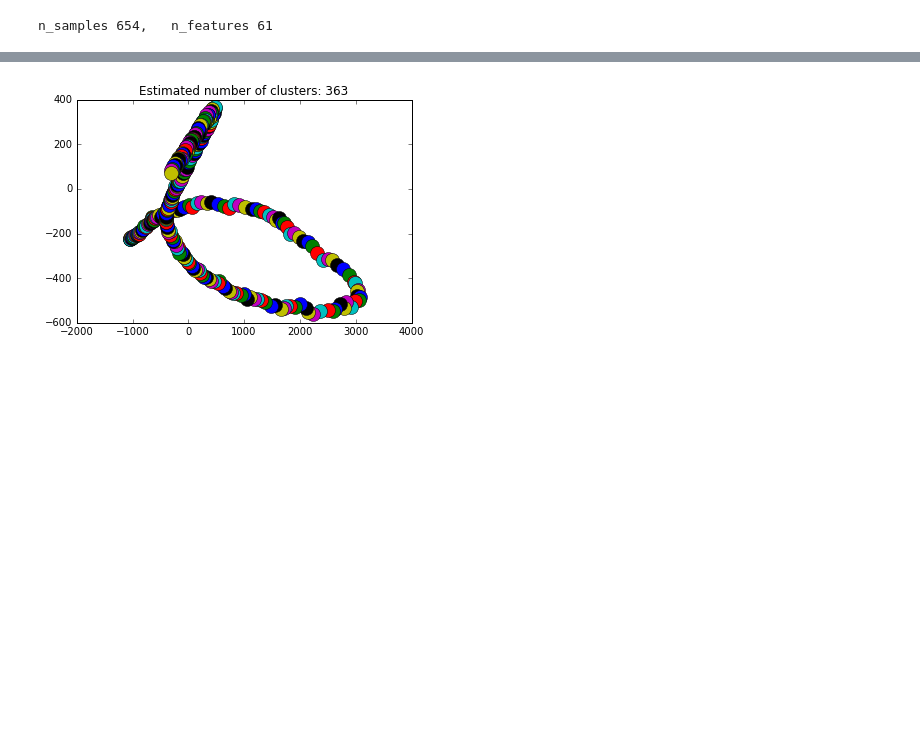
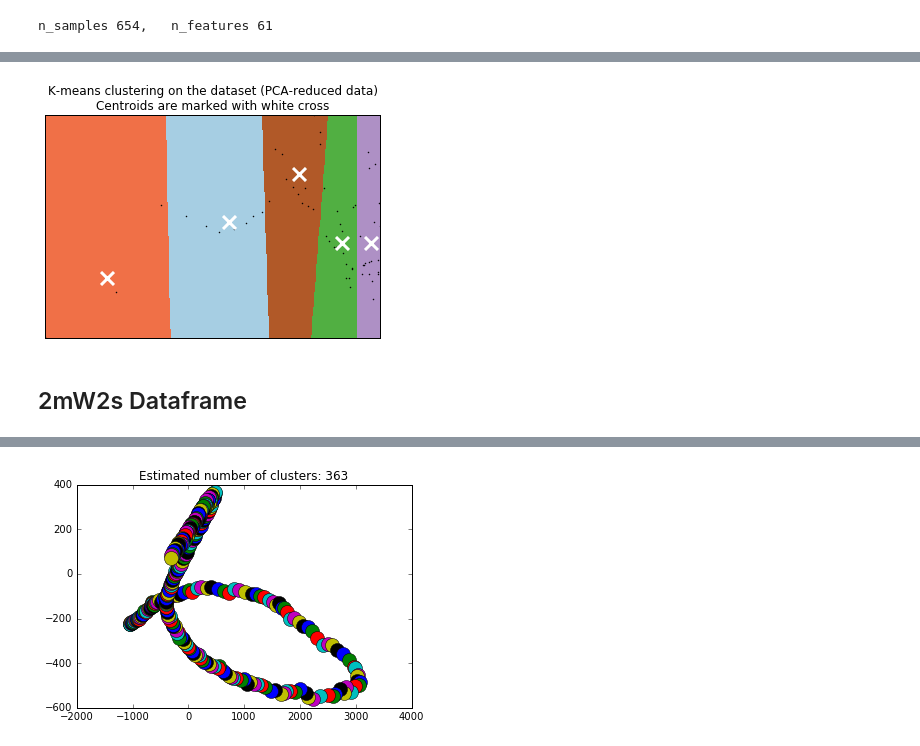
Before and after one commit to cito125/Elementary-Quantum-Computations, a Jupyter notebook: ExploratoryDataAnalysis.ipynb, the cells around one changed output, grey strips where cells are left out. Cells and saved outputs as stored; diff of their text form; code cells hidden in the pictures; blank space fills up the shorter version.

```diff
--- a/ExploratoryDataAnalysis.ipynb
+++ b/ExploratoryDataAnalysis.ipynb
@@ -251,3 +255,9 @@ kMeansClustering(reduceDataFrame(dfDepWS20_1mW2s))
+# %%
+kMeansClustering(reduceDataFrame(dfDepWS20_1mW2s.transpose()))
+# %% [output]
+[figure, added]
+# %% [markdown]
+## 2mW2s Dataframe
 # %%
 kMeansClustering(reduceDataFrame(dfDepWS20_2mW2S))
 # %% [output]
```
Also changed, not shown: parts of 67 cells of this notebook.
